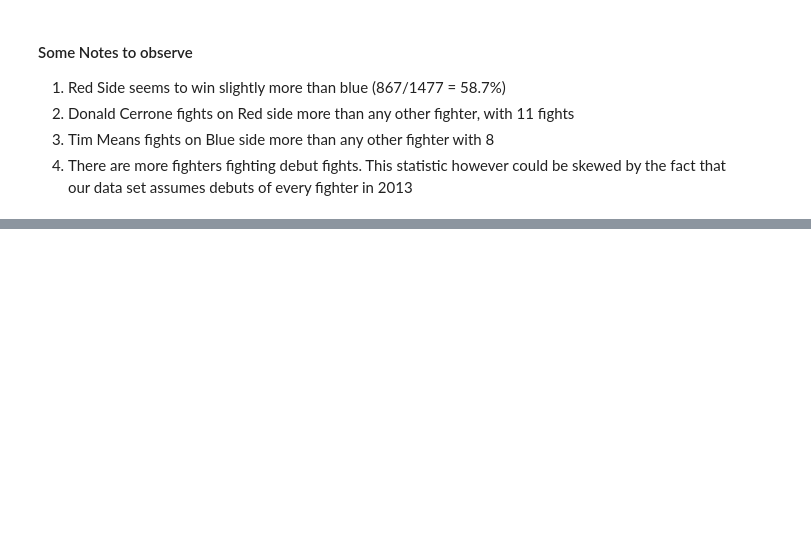
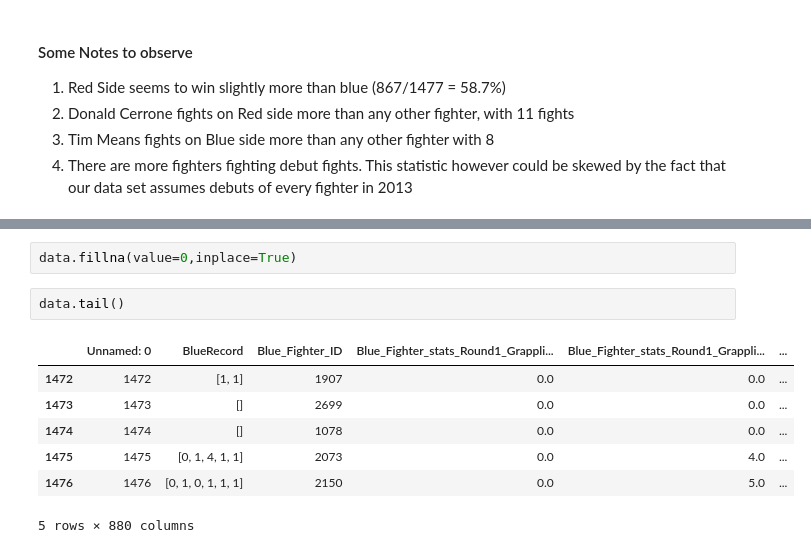
Before and after one commit to CalmDownKarm/fantastic-garbanzo, a Jupyter notebook: UFC Model.ipynb, the cells around one changed output, grey strips where cells are left out. Cells and saved outputs as stored; diff of their text form; blank space fills up the shorter version.

```diff
--- a/UFC Model.ipynb
+++ b/UFC Model.ipynb
@@ -74,0 +80,12 @@ data.describe(include=['O'])
+# %%
+data.fillna(value=0,inplace=True)
+# %%
+data.tail()
+# %% [output]
+|  | Unnamed: 0 | BlueRecord | Blue_Fighter_ID | Blue_Fighter_stats_Round1_Grappli... | Blue_Fighter_stats_Round1_Grappli... | ... |
+| 1472 | 1472 | [1, 1] | 1907 | 0.0 | 0.0 | ... |
+| 1473 | 1473 | [] | 2699 | 0.0 | 0.0 | ... |
+| 1474 | 1474 | [] | 1078 | 0.0 | 0.0 | ... |
+| 1475 | 1475 | [0, 1, 4, 1, 1] | 2073 | 0.0 | 4.0 | ... |
+| 1476 | 1476 | [0, 1, 0, 1, 1, 1] | 2150 | 0.0 | 5.0 | ... |
+5 rows × 880 columns
```
Also changed, not shown: parts of 3 cells of this notebook.
